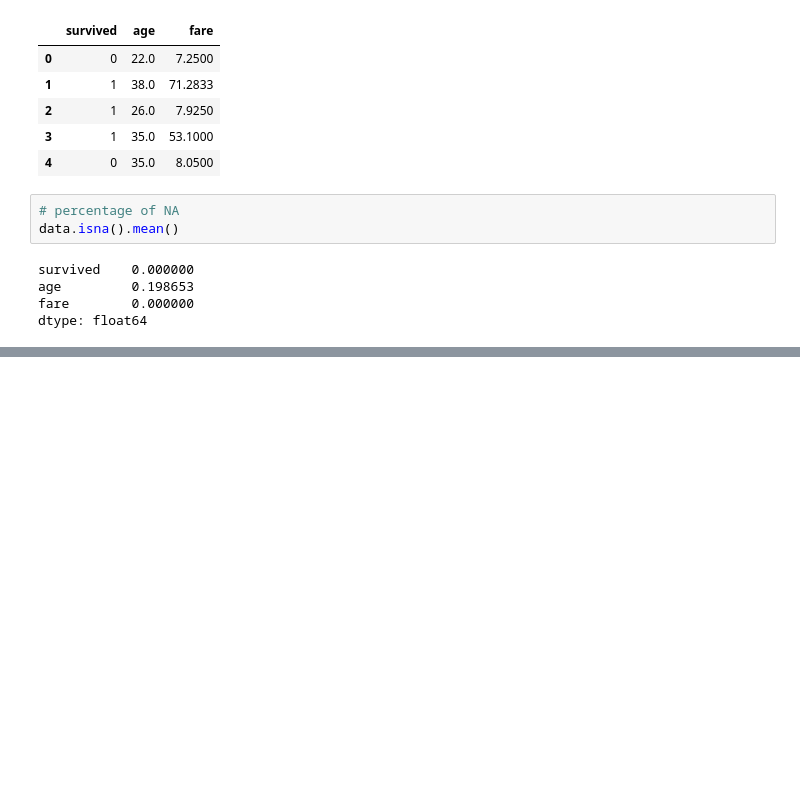
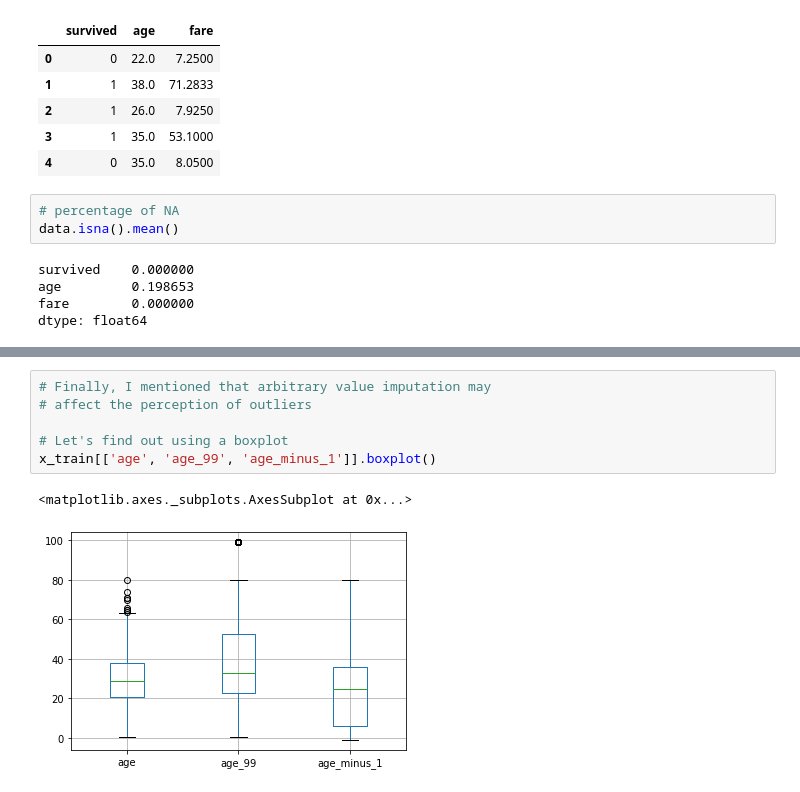
Before and after one commit to KarthikKothareddy/FeatureEngineering, a Jupyter notebook: Missing_Data_Imputation.ipynb, the cells around one changed output, grey strips where cells are left out. Cells and saved outputs as stored; diff of their text form; blank space fills up the shorter version.

```diff
--- a/Missing_Data_Imputation.ipynb
+++ b/Missing_Data_Imputation.ipynb
@@ -450,0 +549,9 @@ dtype: float64
+# %%
+# Finally, I mentioned that arbitrary value imputation may
+# affect the perception of outliers
+
+# Let's find out using a boxplot
+x_train[['age', 'age_99', 'age_minus_1']].boxplot()
+# %% [output]
+<matplotlib.axes._subplots.AxesSubplot at 0x...>
+[figure, added]
```
Also changed, not shown: parts of 18 cells of this notebook.
